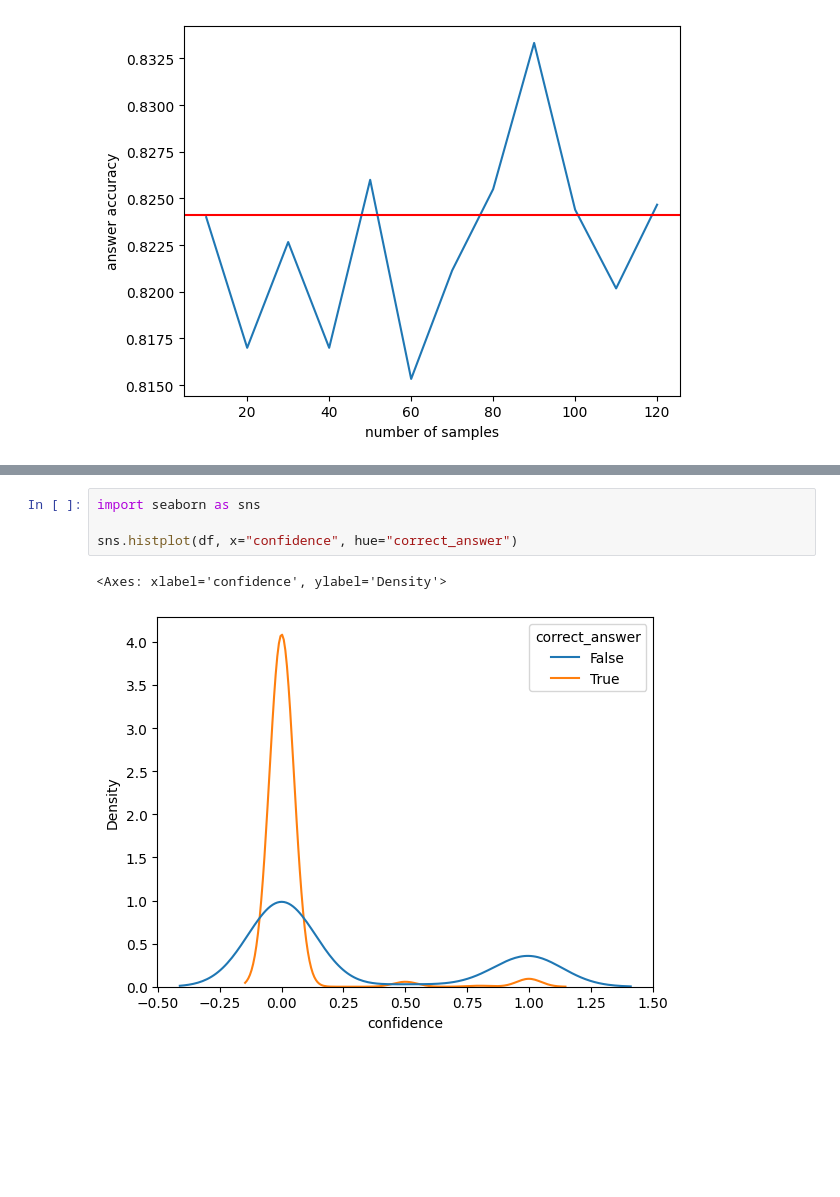
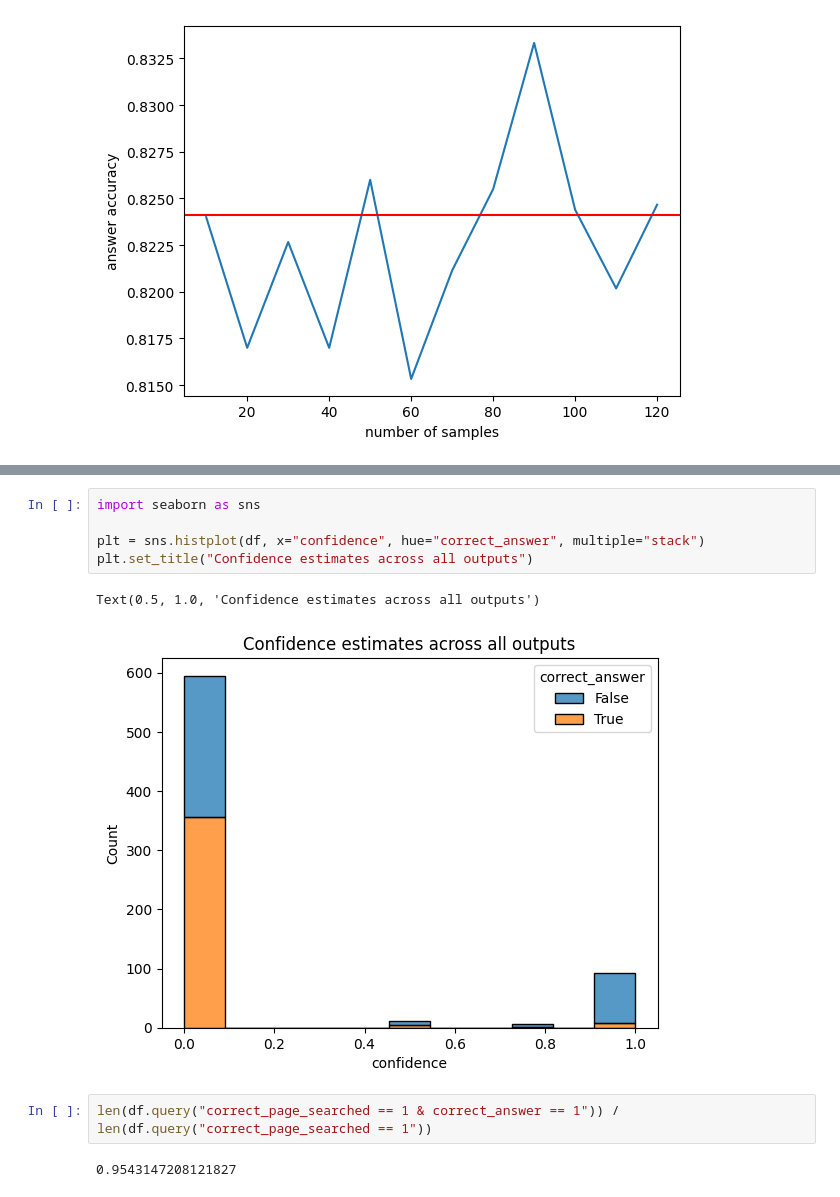
Before and after one commit to National-Zoning-Atlas/zoning-gpt, a Jupyter notebook: eeshakhanna/eval_diagnose.ipynb, the cells around one changed output, grey strips where cells are left out. Drawn from its saved outputs; the diff is of its cells as text; blank space fills up the shorter version.

```diff
--- a/eeshakhanna/eval_diagnose.ipynb
+++ b/eeshakhanna/eval_diagnose.ipynb
@@ -150,7 +186,12 @@ Text(0, 0.5, 'answer accuracy')
 # %%
 import seaborn as sns
 
-sns.histplot(df, x="confidence", hue="correct_answer")
+plt = sns.histplot(df, x="confidence", hue="correct_answer", multiple="stack")
+plt.set_title("Confidence estimates across all outputs")
 # %% [output]
-<Axes: xlabel='confidence', ylabel='Density'>
+Text(0.5, 1.0, 'Confidence estimates across all outputs')
-[figure, old version]
+[figure, new version]
+# %%
+len(df.query("correct_page_searched == 1 & correct_answer == 1")) / len(df.query("correct_page_searched == 1"))
+# %% [output]
+0.9543147208121827
```
Also changed, not shown: parts of 4 cells of this notebook, 4 other files.
